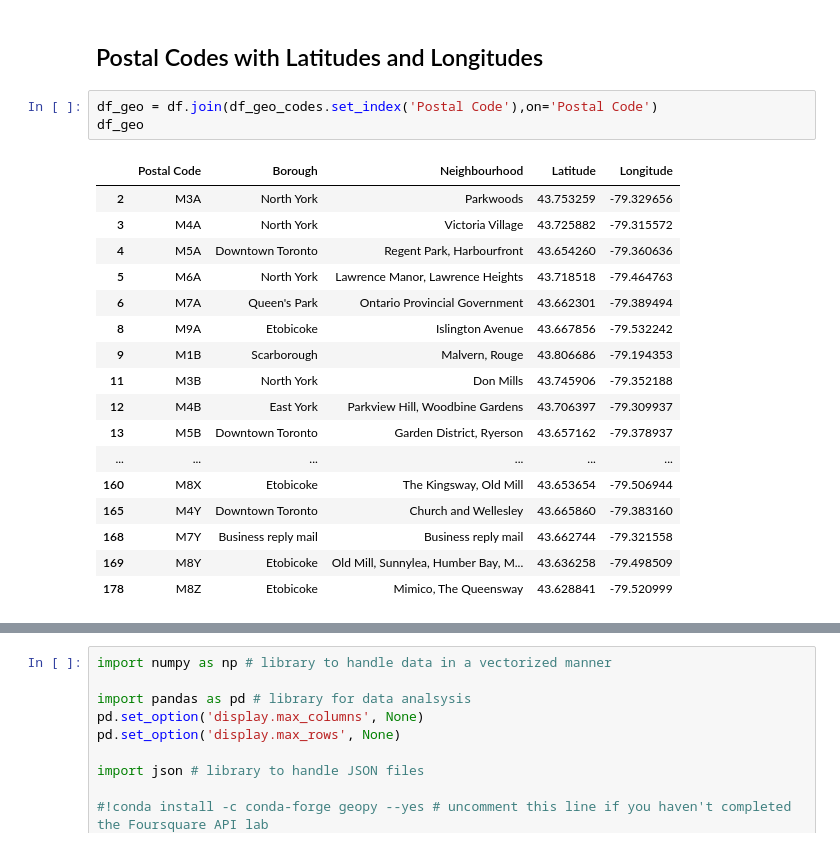
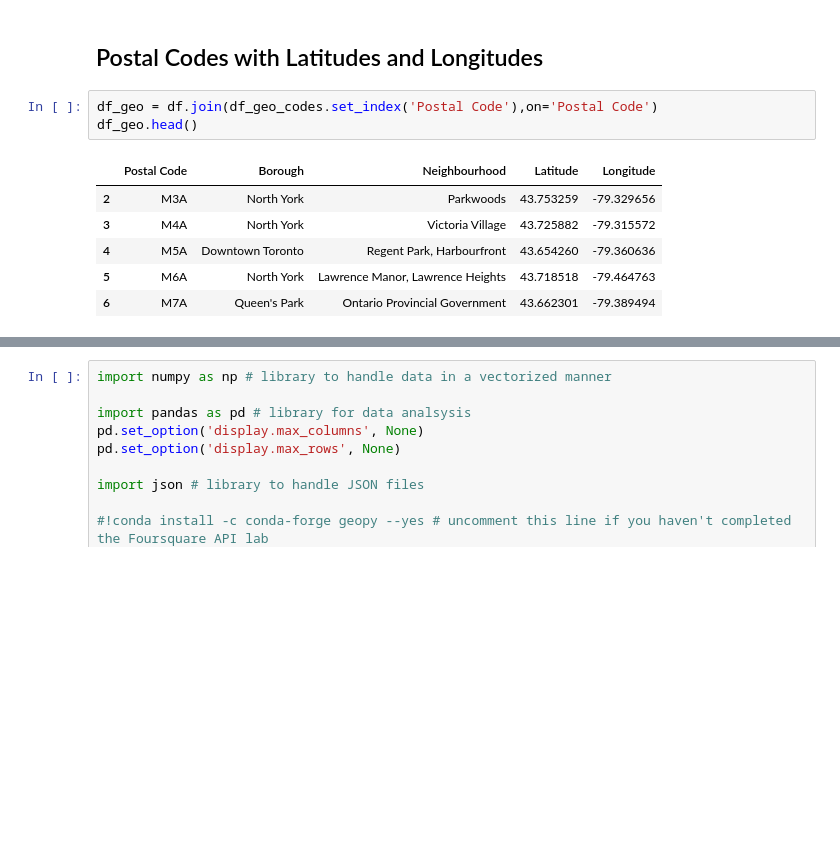
Before and after one commit to VishalCKava/Coursera_Capstone, a Jupyter notebook: CourseraCapstone.ipynb, the cells around one changed output, grey strips where cells are left out. Drawn from its saved outputs; the diff is of its cells as text; blank space fills up the shorter version.

```diff
--- a/CourseraCapstone.ipynb
+++ b/CourseraCapstone.ipynb
@@ -264,24 +242,13 @@ df_geo_codes.head()
 ## Postal Codes with Latitudes and Longitudes
 # %%
 df_geo = df.join(df_geo_codes.set_index('Postal Code'),on='Postal Code')
-df_geo
+df_geo.head()
 # %% [output]
 |  | Postal Code | Borough | Neighbourhood | Latitude | Longitude |
 | 2 | M3A | North York | Parkwoods | 43.753259 | -79.329656 |
 | 3 | M4A | North York | Victoria Village | 43.725882 | -79.315572 |
 | 4 | M5A | Downtown Toronto | Regent Park, Harbourfront | 43.654260 | -79.360636 |
 | 5 | M6A | North York | Lawrence Manor, Lawrence Heights | 43.718518 | -79.464763 |
 | 6 | M7A | Queen's Park | Ontario Provincial Government | 43.662301 | -79.389494 |
-| 8 | M9A | Etobicoke | Islington Avenue | 43.667856 | -79.532242 |
-| 9 | M1B | Scarborough | Malvern, Rouge | 43.806686 | -79.194353 |
-| 11 | M3B | North York | Don Mills | 43.745906 | -79.352188 |
-| 12 | M4B | East York | Parkview Hill, Woodbine Gardens | 43.706397 | -79.309937 |
-| 13 | M5B | Downtown Toronto | Garden District, Ryerson | 43.657162 | -79.378937 |
-| ... | ... | ... | ... | ... | ... |
-| 160 | M8X | Etobicoke | The Kingsway, Old Mill | 43.653654 | -79.506944 |
-| 165 | M4Y | Downtown Toronto | Church and Wellesley | 43.665860 | -79.383160 |
-| 168 | M7Y | Business reply mail | Business reply mail | 43.662744 | -79.321558 |
-| 169 | M8Y | Etobicoke | Old Mill, Sunnylea, Humber Bay, M... | 43.636258 | -79.498509 |
-| 178 | M8Z | Etobicoke | Mimico, The Queensway | 43.628841 | -79.520999 |
 # %%
 df_geo_new = df_new.join(df_geo_codes.set_index('Postal Code'),on='Postal Code')
```
Also changed, not shown: parts of 12 cells of this notebook.
